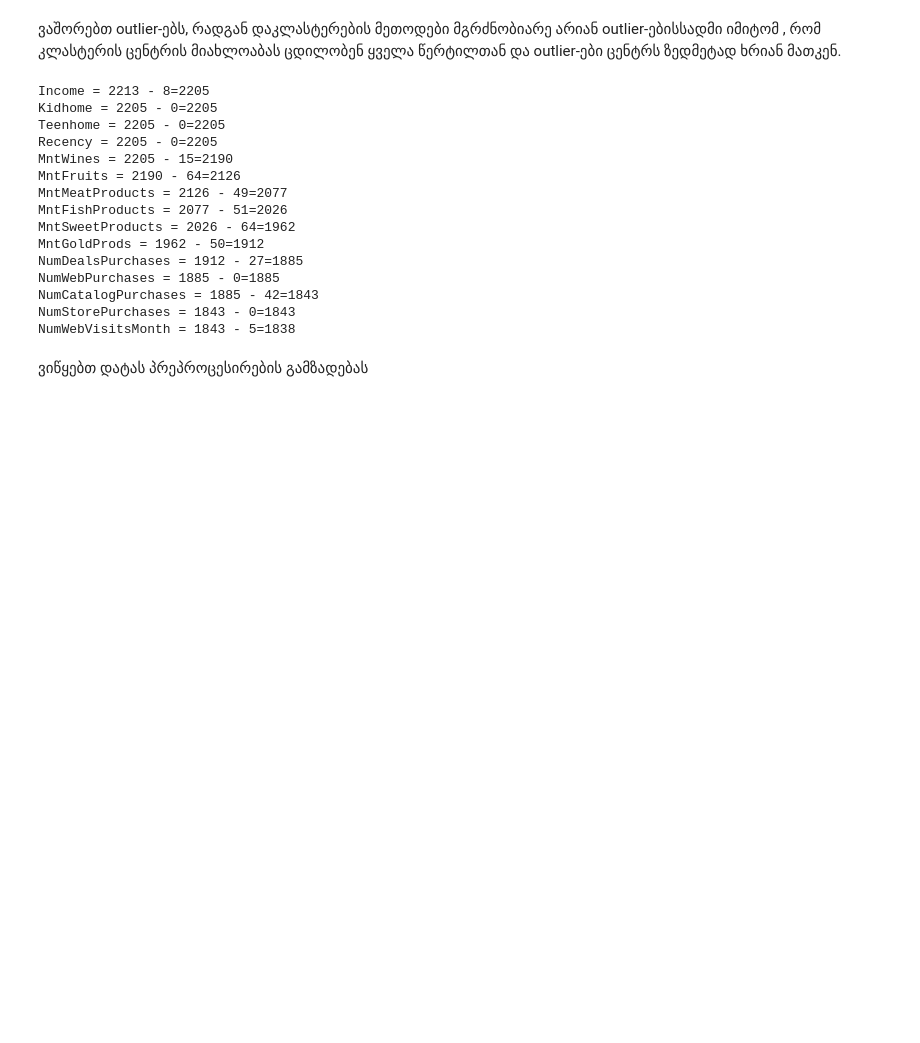
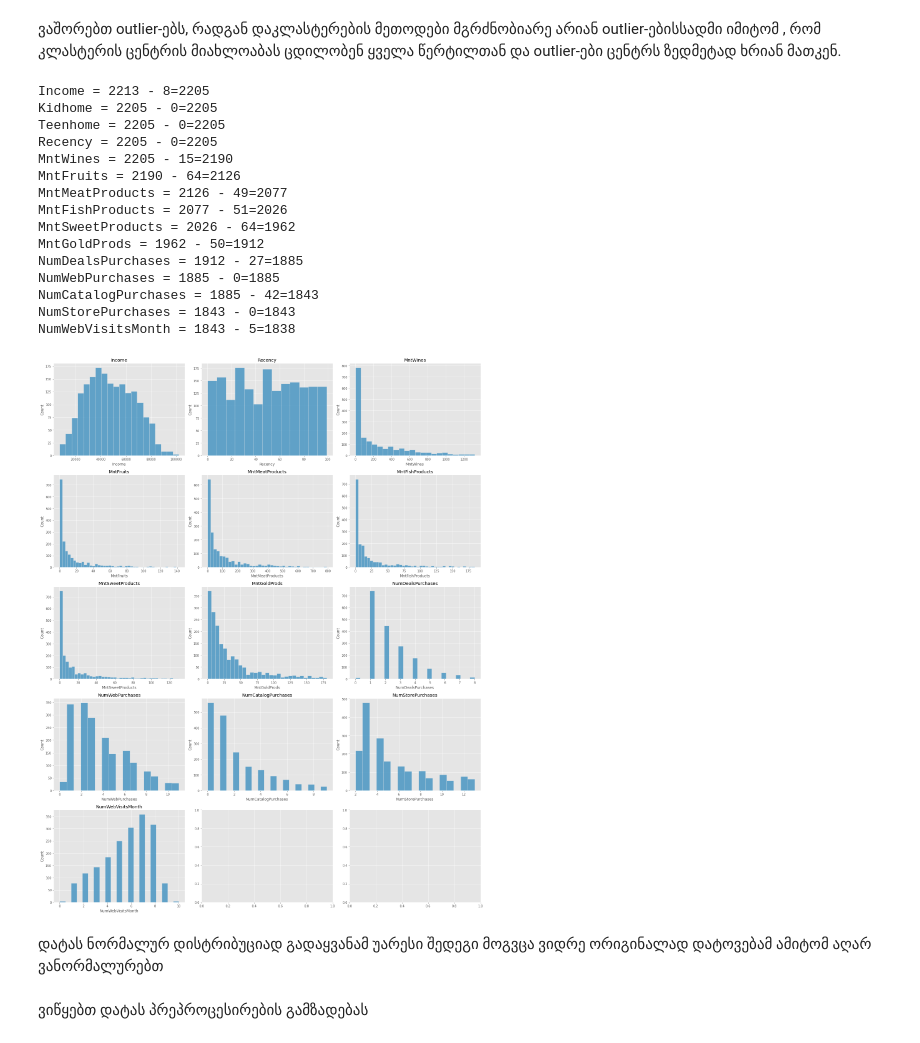
Before and after one commit to demmo0/sweeft-davaleba, a Jupyter notebook: main/davaleba.ipynb, the cells around one changed output. Cells and saved outputs as stored; diff of their text form; code cells hidden in the pictures; blank space fills up the shorter version.

```diff
--- a/main/davaleba.ipynb
+++ b/main/davaleba.ipynb
@@ -152,6 +152,38 @@ NumWebPurchases = 1885 - 0=1885
 NumCatalogPurchases = 1885 - 42=1843
 NumStorePurchases = 1843 - 0=1843
 NumWebVisitsMonth = 1843 - 5=1838
+# %%
+import matplotlib.pyplot as plt
+
+columns=['Income','Recency','MntWines', 'MntFruits',
+       'MntMeatProducts', 'MntFishProducts', 'MntSweetProducts',
+       'MntGoldProds', 'NumDealsPurchases', 'NumWebPurchases',
+       'NumCatalogPurchases', 'NumStorePurchases', 'NumWebVisitsMonth',]
+# გრიდ პლოტის სვეტების და სტრიქონების რაოდენობის განსაზღვრა
+n_cols = 3
+n_rows = len(columns) // n_cols
+if len(columns) % n_cols != 0:
+    n_rows += 1
+
+# ვქმით ქვეპლოტებს
+fig, axes = plt.subplots(nrows=n_rows, ncols=n_cols, figsize=(20, 5 * n_rows))
+
+# ლუპით ვაგეგმარებთ თითოეულ სვეტს
+
+for i, col in enumerate(columns):
+
+    row_idx = i // n_cols
+    col_idx = i % n_cols
+    sns.histplot(filt_df[col], ax=axes[row_idx, col_idx])
+    axes[row_idx, col_idx].set_title(col)
+
+
+plt.tight_layout()
+plt.show()
+# %% [output]
+[figure, added]
+# %% [markdown]
+დატას ნორმალურ დისტრიბუციად გადაყვანამ უარესი შედეგი მოგვცა ვიდრე ორიგინალად დატოვებამ ამიტომ აღარ ვანორმალურებთ
 # %% [markdown]
 ვიწყებთ დატას პრეპროცესირების გამზადებას
 # %%
```
Also changed, not shown: parts of 2 cells of this notebook.
